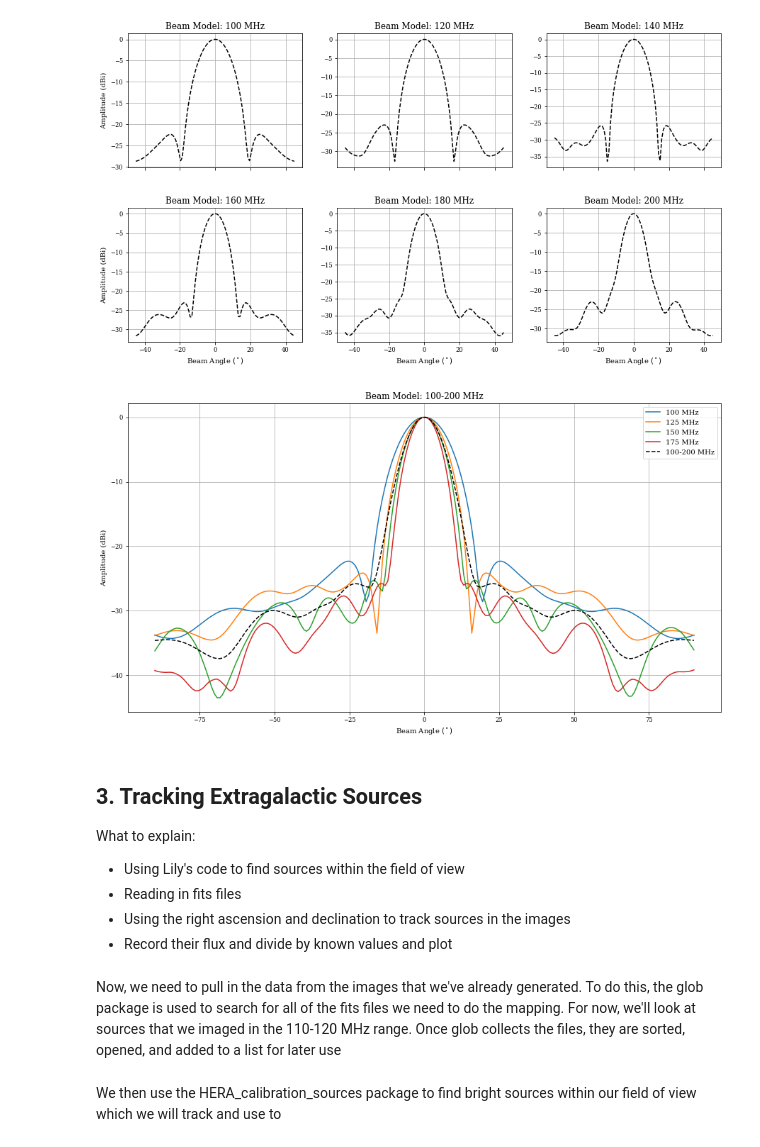
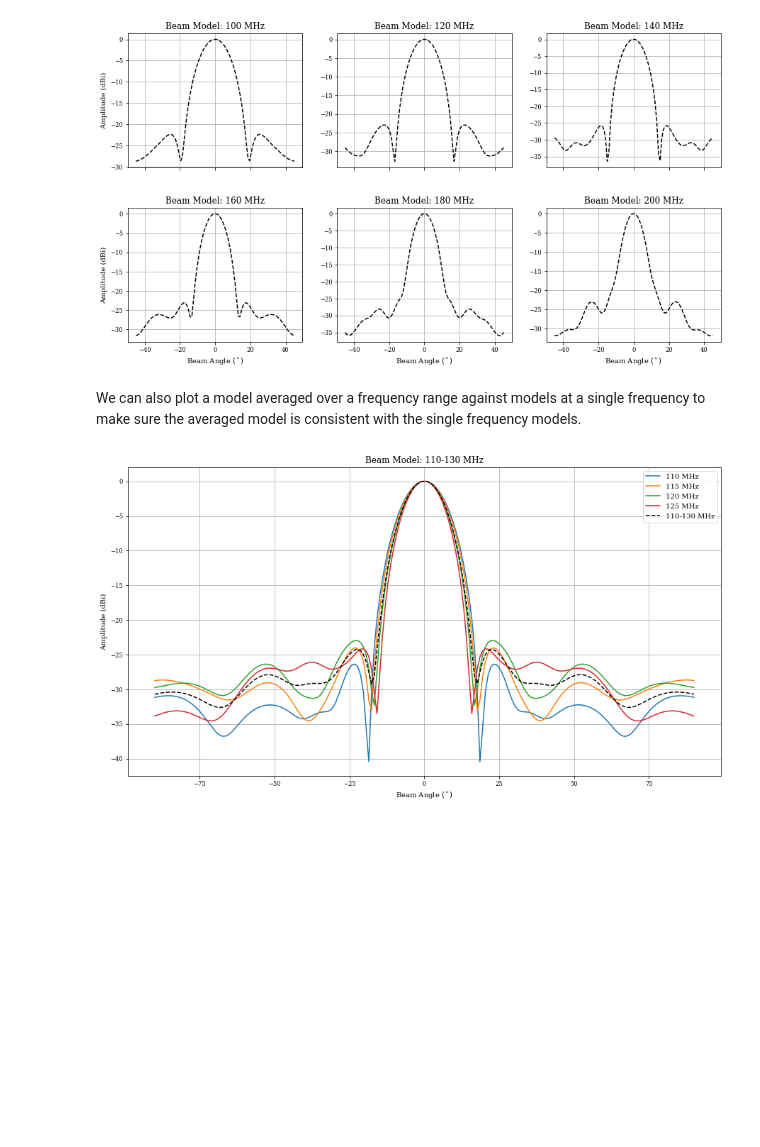
Before and after one commit to dannyjacobs/asu_hera, a Jupyter notebook: beam_mapping/Beam_Mapping_Memo.ipynb, the cells around one changed output. Drawn from its saved outputs; the diff is of its cells as text; code cells hidden in the pictures; blank space fills up the shorter version.

```diff
--- a/beam_mapping/Beam_Mapping_Memo.ipynb
+++ b/beam_mapping/Beam_Mapping_Memo.ipynb
@@ -68,9 +264,35 @@ hera_beam.read_beamfits("NF_HERA_power_beam_healpix.fits") #Reading in the beam
 # %%
 def hera_beam_freq_slice(hera_beam, freq, beam_center = 90, ang_from_center = 15, n = 100):
+    '''
+    Returns a beam cut at a defined frequency
+
+    Parameters
+    ----------
+    hera_beam : UVBeam
+        HERA beam model simulation read into a UVBeam object
+    freq: int
+        Frequency to pull from simulation
+    beam_center: float, optional
+        Zenith declination, set to 90 degrees in the simulation
+    ang_from_center: int
+        Angle from zenith to map the simulated beam out to
+    n: int
+        Number of points in the plot
+
+    Returns
+    -------
+    ang : array-like
+        Angle from zenith for each point in the beam model
+    beam_slice: array-like
+        Beam model at the given frequency and angle range
+
+    '''
     ang = np.linspace(beam_center-ang_from_center,beam_center+ang_from_center,n)
     beam_slice     = []
     beam_map       = hera_beam.data_array[0][0][0][freq-100]
     beam_map_norm  = beam_map/np.max(beam_map)
+
     for i in ang:
         beam_slice.append(hp.get_interp_val(beam_map_norm,0, i, lonlat=True))
+
     return ang, np.array(beam_slice)
@@ -98,38 +322,29 @@ for i,freq in enumerate(freqs):
 plt.show()
 # %% [output]
 [figure]
+# %% [markdown]
+We can also plot a model averaged over a frequency range against models at a single frequency to make sure the averaged model is consistent with the single frequency models.
 # %%
-freqs = np.arange(100,200)
+freqs = np.arange(110,130)
 model_beam = np.zeros(200)
 
 plt.figure(figsize=(15,8))
 
 for freq in freqs:
     ang, beam = hera_beam_freq_slice(hera_beam, freq, ang_from_center=90, n=200)
     model_beam += beam
-    if freq%25 == 0:
+    if freq%5 == 0:
         plt.plot(ang-90,10*np.log10(beam),label=(str(freq) + ' MHz'))
 
 model_beam /= freqs.shape[0]
 model_beam = 10*np.log10(model_beam)
 
 plt.xlabel(r'Beam Angle $(^\circ)$')
 plt.ylabel(r'Amplitude (dBi)')
-plt.title(r'Beam Model: 100-200 MHz')
-plt.plot(ang-90,model_beam,'k--', label = '100-200 MHz')
+plt.title(r'Beam Model: 110-130 MHz')
+plt.plot(ang-90,model_beam,'k--', label = '110-130 MHz')
 plt.grid()
 plt.legend()
 plt.show()
 # %% [output]
-[figure, old version]
+[figure, new version]
-# %% [markdown]
-## 3. Tracking Extragalactic Sources
-What to explain:
-- Using Lily's code to find sources within the field of view
-- Reading in fits files
-- Using the right ascension and declination to track sources in the images
-- Record their flux and divide by known values and plot
-# %% [markdown]
-Now, we need to pull in the data from the images that we've already generated. To do this, the glob package is used to search for all of the fits files we need to do the mapping. For now, we'll look at sources that we imaged in the 110-120 MHz range. Once glob collects the files, they are sorted, opened, and added to a list for later use
-# %% [markdown]
-We then use the HERA_calibration_sources package to find bright sources within our field of view which we will track and use to
```
Also changed, not shown: parts of 43 cells of this notebook, 19 other files.
